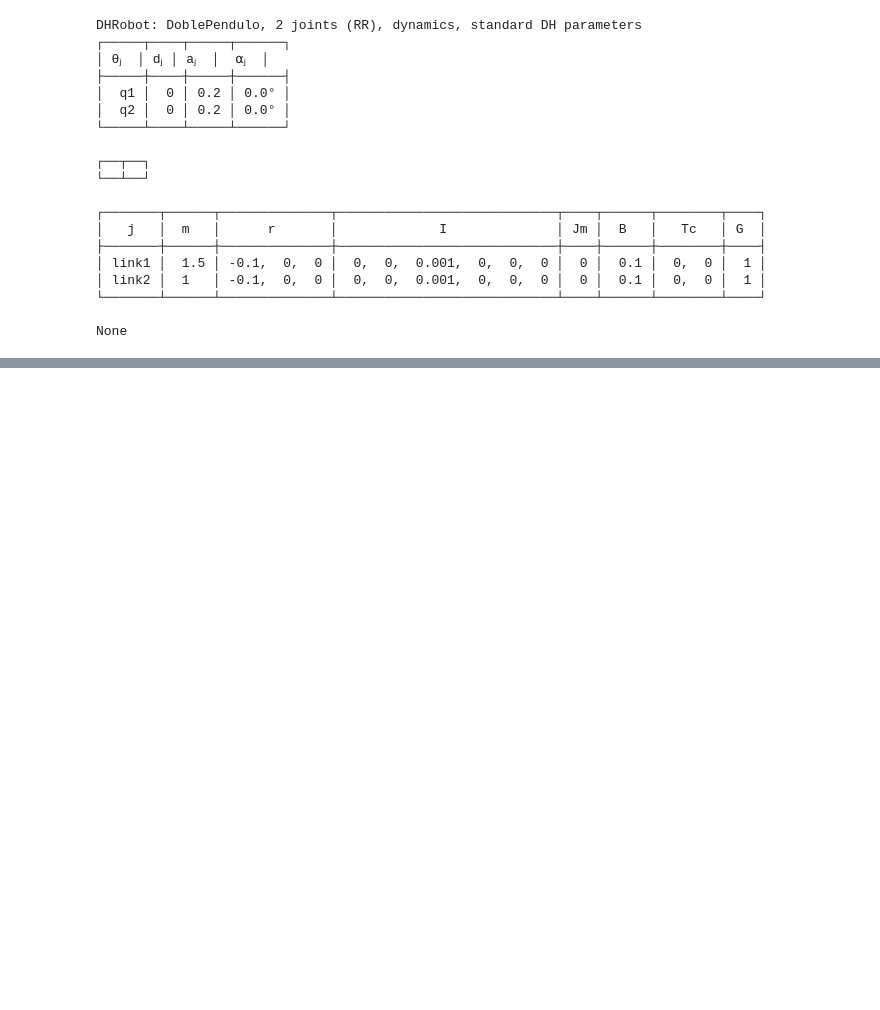
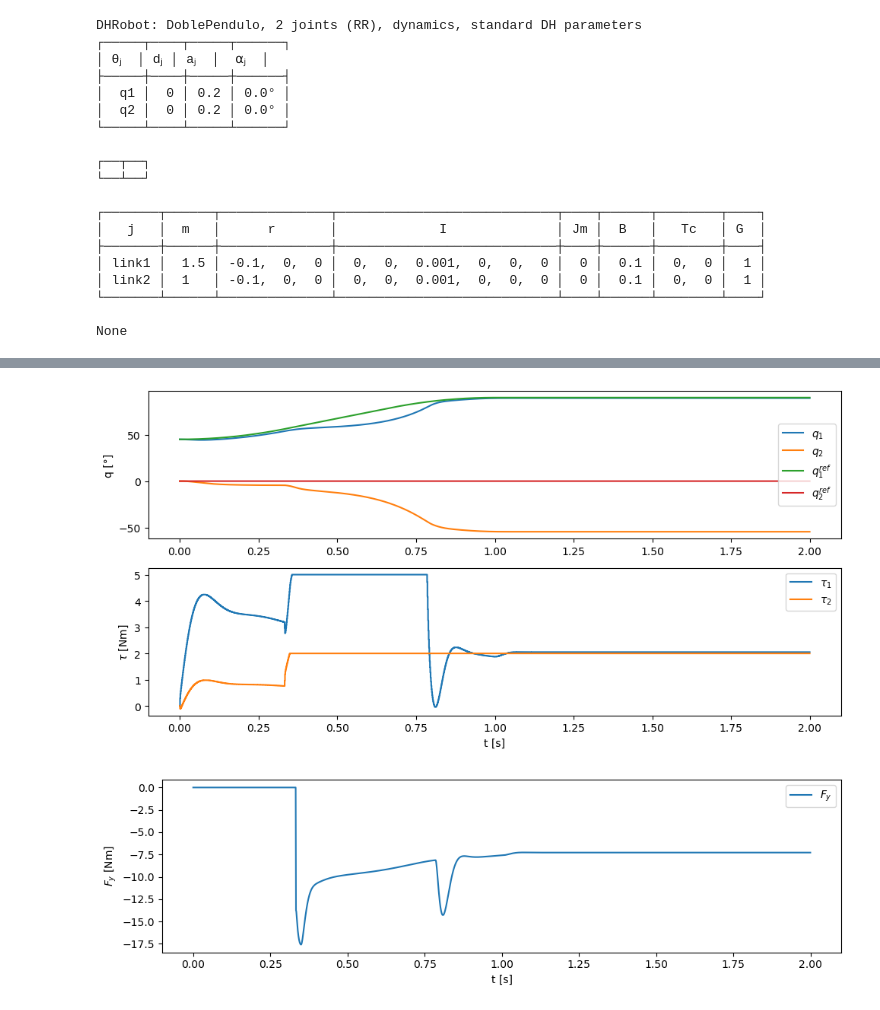
Before and after one commit to pgonfiuba/robotica, a Jupyter notebook: 7. Control de Fuerzas/1.FCcontrol_PD.ipynb, the cells around one changed output, grey strips where cells are left out. Saved outputs shown, nothing was run; the diff lists cells and outputs as text; code cells hidden in the pictures; blank space fills up the shorter version.

```diff
--- a/7. Control de Fuerzas/1.FCcontrol_PD.ipynb
+++ b/7. Control de Fuerzas/1.FCcontrol_PD.ipynb
@@ -196,0 +223,78 @@ def contacto(q, qd):
+# %%
+# Ganancias del controlador
+Kp = np.diag([200, 10])
+Kd = np.diag([5, 1])
+
+# Límites del actuador
+tau_max = np.array([5.0, 2.0])   # Nm
+
+# Condición inicial
+q = q_ini
+qd = np.zeros_like(q)
+x = np.hstack((q,qd))
+
+# Defino vectores para almacenar datos
+q_samples = np.zeros((n_samples,len(q)))
+qd_samples = np.zeros((n_samples,len(q)))
+tau_samples = np.zeros((n_samples,len(q)))
+Fy_samples = np.zeros(n_samples)
+
+# Cuando se realiza el primer contacto pasamos a controlar fuerza en y
+for i in tqdm(range(n_samples)):
+    # Obtengo la referencia para el instante actual
+    q_ref = q_des[i]
+
+    # Calculo la fuerza de contacto
+    _, Fy = contacto(x[:2], x[2:])
+
+    # Calculo la acción de control para el instante de tiempo actual
+    tau_pd = Kp.dot(q_ref - x[:2]) - Kd.dot(x[2:]) #+ dp.gravload(x[:2])
+    tau_pd = np.clip(tau_pd, -tau_max, tau_max)
+
+    # Integración de tiempo continuo en un paso con tau constante
+    sol = solve_ivp(
+        lambda t, x_: f_dynamics(t, x_, tau_pd),
+        [0, dt],
+        x,
+        method='RK45',
+        t_eval=[dt],   # solo me interesa el final
+        rtol=1e-6,
+        atol=1e-9
+    )
+
+    # Actualizo los estados
+    x = sol.y[:,-1]
+
+    # Almaceno resultados para graficar luego
+    q_samples[i,:] = x[:2]
+    qd_samples[i,:] = x[2:]
+    tau_samples[i,:] = tau_pd
+    Fy_samples[i] = Fy
+
+
+plt.figure(figsize=(10,5))
+plt.subplot(2,1,1)
+plt.plot(t,q_samples*180/np.pi)
+plt.plot(t,q_des*180/np.pi)
+plt.ylabel('q [°]')
+plt.legend([r'$q_1$',r'$q_2$',r'$q^{ref}_1$',r'$q^{ref}_2$'])
+plt.subplot(2,1,2)
+plt.step(t,tau_samples,where='post')
+plt.legend([r'$\tau_1$',r'$\tau_2$'])
+plt.ylabel(r'$\tau$ [Nm]')
+plt.xlabel('t [s]')
+plt.tight_layout()
+plt.show()
+
+plt.figure(figsize=(10,3))
+plt.plot(t,Fy_samples,label='$F_y$')
+plt.legend()
+plt.ylabel(r'$F_y$ [Nm]')
+plt.xlabel('t [s]')
+plt.tight_layout()
+plt.show()
+
+dp_animate(q_samples[0:-1:20],Ts=dt*20,trail=True)
+# %% [output]
+[figure, added]
+[figure, added]
```
Also changed, not shown: parts of 14 cells of this notebook.
